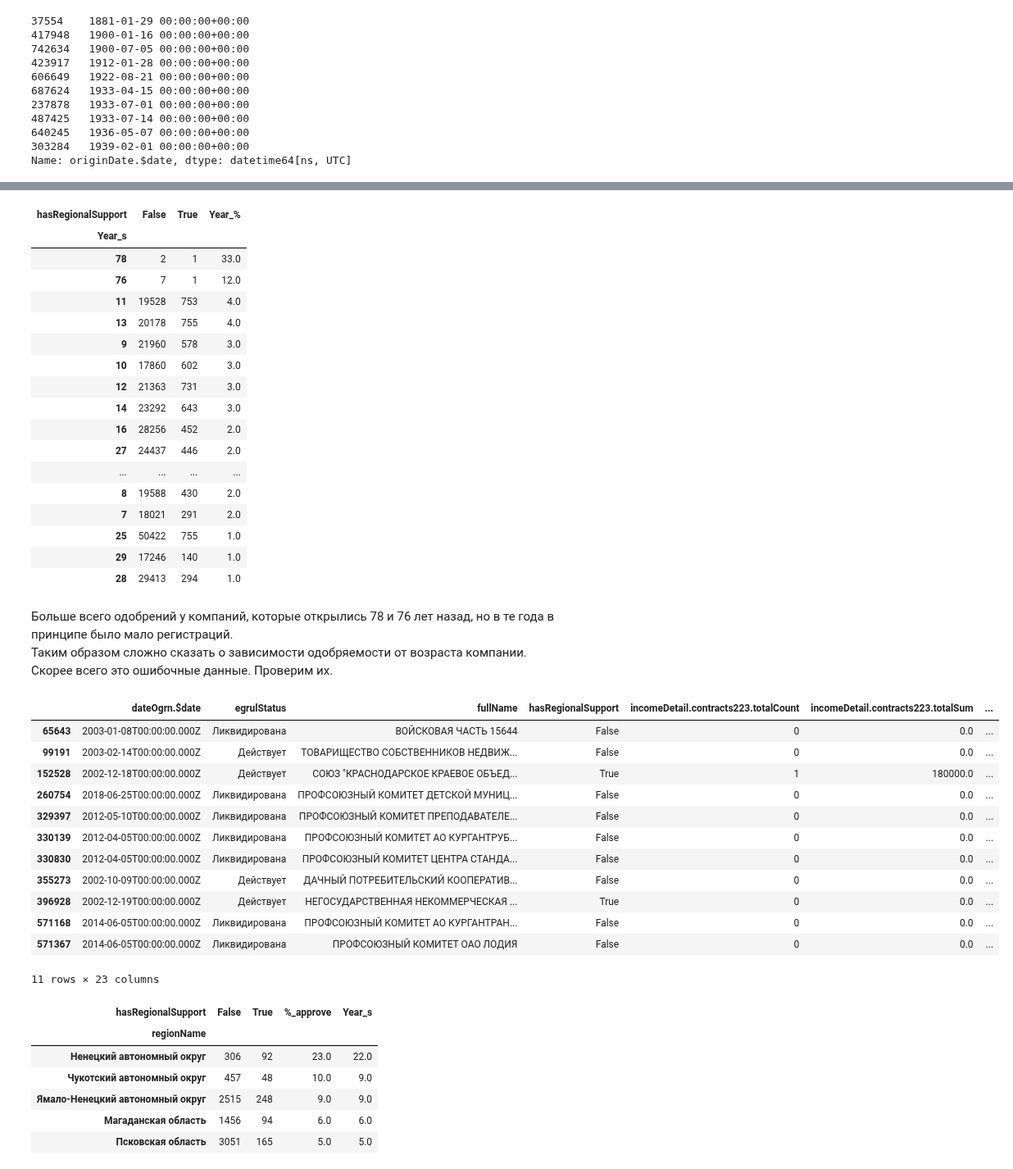
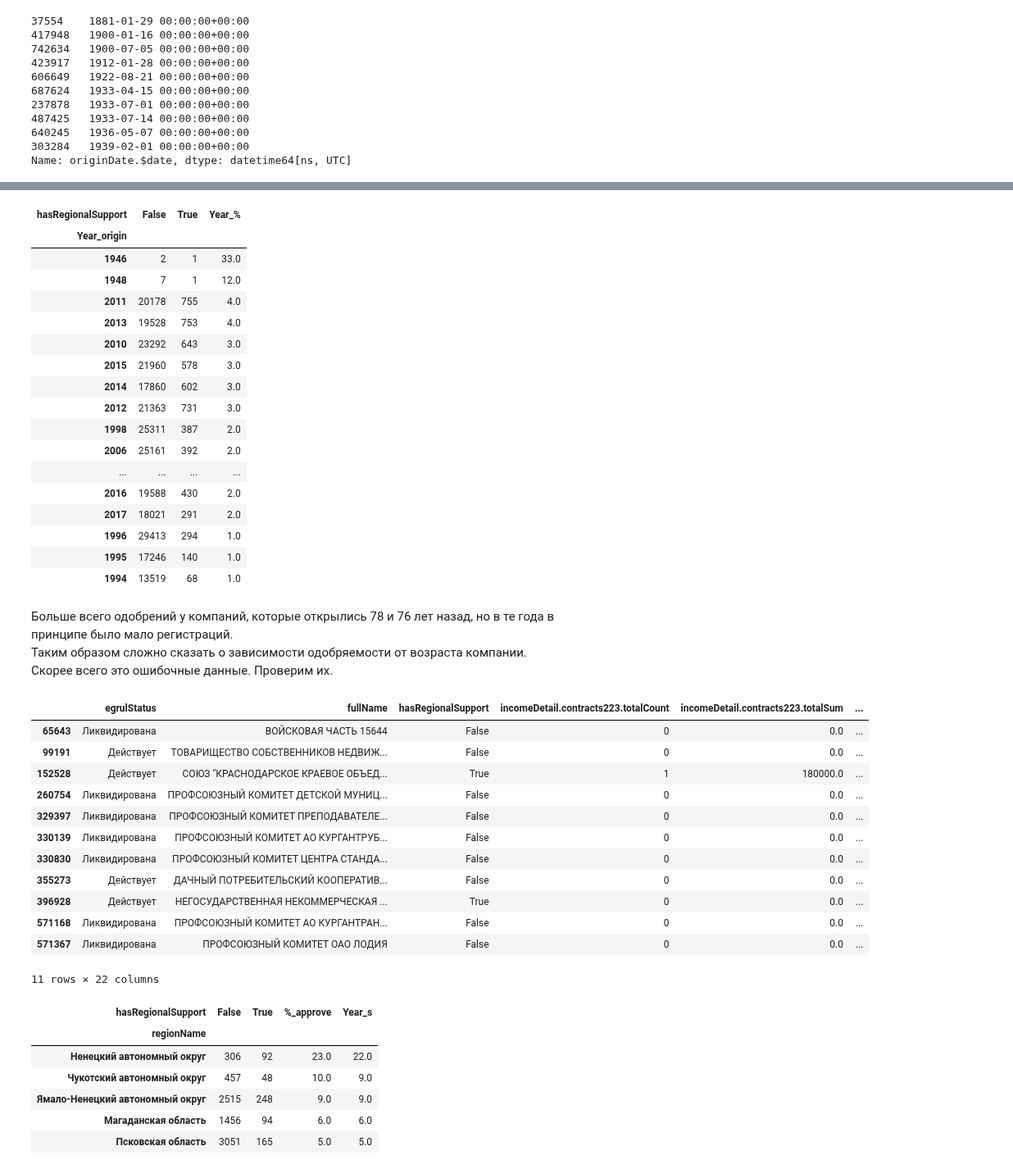
Before and after one commit to PlatArs/GOV_project, a Jupyter notebook: Project.ipynb, the cells around one changed output, grey strips where cells are left out. Shown at 82% size. Drawn from its saved outputs; the diff is of its cells as text; code cells hidden in the pictures.

```diff
--- a/Project.ipynb
+++ b/Project.ipynb
@@ -315,6 +284,8 @@ df_clean_nan['Month_origin'] = df_clean_nan['originDate.$date'].dt.month
 df_clean_nan['dateOgrn.$date'] = pd.to_datetime(df_clean_nan['dateOgrn.$date'])
 df_clean_nan['Year_ogrn'] = df_clean_nan['dateOgrn.$date'].dt.year
 df_clean_nan['Month_ogrn'] = df_clean_nan['dateOgrn.$date'].dt.month
+# Удаляем дату
+df_clean_nan = df_clean_nan.drop(columns=['dateOgrn.$date'])
 # %%
 
 # Добавим признак Тип субъекта, чтобы проверить влияет ли это на одобряемость.
@@ -366,4 +369,4 @@ region_group.sort_values('%_approve', ascending=False).head(10)
 Больше всего процент одобрений в НАО и ЧАО.
 # %%
 # Название региона можно удалить, так как есть его код
-df_clean_nan = df_clean_nan.drop(columns=['regionName'], inplace=True)
+df_clean_nan = df_clean_nan.drop(columns=['regionName'])
@@ -404,48 +423,50 @@ df_clean_nan[df_clean_nan['originDate.$date'] <= '1940']
 # %%
-time_group = df_clean_nan.pivot_table(index = 'Year_s', columns='hasRegionalSupport', aggfunc='size', fill_value=0)
+time_group = df_clean_nan.pivot_table(index = 'Year_origin', columns='hasRegionalSupport', aggfunc='size', fill_value=0)
 
 time_group['Year_%'] = round((time_group[True] / time_group.sum(axis=1)) * 100)
 time_group.sort_values('Year_%', ascending=False).head(20)
 # %% [output]
 | hasRegionalSupport | False | True | Year_% |
-| Year_s |  |  |  |
-| 78 | 2 | 1 | 33.0 |
-| 76 | 7 | 1 | 12.0 |
-| 11 | 19528 | 753 | 4.0 |
-| 13 | 20178 | 755 | 4.0 |
-| 9 | 21960 | 578 | 3.0 |
-| 10 | 17860 | 602 | 3.0 |
-| 12 | 21363 | 731 | 3.0 |
-| 14 | 23292 | 643 | 3.0 |
-| 16 | 28256 | 452 | 2.0 |
-| 27 | 24437 | 446 | 2.0 |
+| Year_origin |  |  |  |
+| 1946 | 2 | 1 | 33.0 |
+| 1948 | 7 | 1 | 12.0 |
+| 2011 | 20178 | 755 | 4.0 |
+| 2013 | 19528 | 753 | 4.0 |
+| 2010 | 23292 | 643 | 3.0 |
+| 2015 | 21960 | 578 | 3.0 |
+| 2014 | 17860 | 602 | 3.0 |
+| 2012 | 21363 | 731 | 3.0 |
+| 1998 | 25311 | 387 | 2.0 |
+| 2006 | 25161 | 392 | 2.0 |
 | ... | ... | ... | ... |
-| 8 | 19588 | 430 | 2.0 |
-| 7 | 18021 | 291 | 2.0 |
-| 25 | 50422 | 755 | 1.0 |
-| 29 | 17246 | 140 | 1.0 |
-| 28 | 29413 | 294 | 1.0 |
+| 2016 | 19588 | 430 | 2.0 |
+| 2017 | 18021 | 291 | 2.0 |
+| 1996 | 29413 | 294 | 1.0 |
+| 1995 | 17246 | 140 | 1.0 |
+| 1994 | 13519 | 68 | 1.0 |
 # %% [markdown]
 Больше всего одобрений у компаний, которые открылись 78 и 76 лет назад, но в те года в принципе было мало регистраций.
 Таким образом сложно сказать о зависимости одобряемости от возраста компании.
 Скорее всего это ошибочные данные. Проверим их.
 # %%
-df_clean_nan[(df_clean_nan['Year_s'] == 78) | (df_clean_nan['Year_s'] == 76)]
+# Удаляем дату
+df_clean_nan = df_clean_nan.drop(columns=['originDate.$date'])
+df_clean_nan[(df_clean_nan['Year_origin'] == 1946) | (df_clean_nan['Year_origin'] == 1948)]
 # Данные вполне обычные. Не будем их исключать.
 # %% [output]
-|  | dateOgrn.$date | egrulStatus | fullName | hasRegionalSupport | incomeDetail.contracts223.totalCount | incomeDetail.contracts223.totalSum | ... |
-| 65643 | 2003-01-08T00:00:00.000Z | Ликвидирована | ВОЙСКОВАЯ ЧАСТЬ 15644 | False | 0 | 0.0 | ... |
-| 99191 | 2003-02-14T00:00:00.000Z | Действует | ТОВАРИЩЕСТВО СОБСТВЕННИКОВ НЕДВИЖ... | False | 0 | 0.0 | ... |
-| 152528 | 2002-12-18T00:00:00.000Z | Действует | СОЮЗ "КРАСНОДАРСКОЕ КРАЕВОЕ ОБЪЕД... | True | 1 | 180000.0 | ... |
-| 260754 | 2018-06-25T00:00:00.000Z | Ликвидирована | ПРОФСОЮЗНЫЙ КОМИТЕТ ДЕТСКОЙ МУНИЦ... | False | 0 | 0.0 | ... |
-| 329397 | 2012-05-10T00:00:00.000Z | Ликвидирована | ПРОФСОЮЗНЫЙ КОМИТЕТ ПРЕПОДАВАТЕЛЕ... | False | 0 | 0.0 | ... |
-| 330139 | 2012-04-05T00:00:00.000Z | Ликвидирована | ПРОФСОЮЗНЫЙ КОМИТЕТ АО КУРГАНТРУБ... | False | 0 | 0.0 | ... |
-| 330830 | 2012-04-05T00:00:00.000Z | Ликвидирована | ПРОФСОЮЗНЫЙ КОМИТЕТ ЦЕНТРА СТАНДА... | False | 0 | 0.0 | ... |
-| 355273 | 2002-10-09T00:00:00.000Z | Действует | ДАЧНЫЙ ПОТРЕБИТЕЛЬСКИЙ КООПЕРАТИВ... | False | 0 | 0.0 | ... |
-| 396928 | 2002-12-19T00:00:00.000Z | Действует | НЕГОСУДАРСТВЕННАЯ НЕКОММЕРЧЕСКАЯ ... | True | 0 | 0.0 | ... |
-| 571168 | 2014-06-05T00:00:00.000Z | Ликвидирована | ПРОФСОЮЗНЫЙ КОМИТЕТ АО КУРГАНТРАН... | False | 0 | 0.0 | ... |
-| 571367 | 2014-06-05T00:00:00.000Z | Ликвидирована | ПРОФСОЮЗНЫЙ КОМИТЕТ ОАО ЛОДИЯ | False | 0 | 0.0 | ... |
+|  | egrulStatus | fullName | hasRegionalSupport | incomeDetail.contracts223.totalCount | incomeDetail.contracts223.totalSum | ... |
+| 65643 | Ликвидирована | ВОЙСКОВАЯ ЧАСТЬ 15644 | False | 0 | 0.0 | ... |
+| 99191 | Действует | ТОВАРИЩЕСТВО СОБСТВЕННИКОВ НЕДВИЖ... | False | 0 | 0.0 | ... |
+| 152528 | Действует | СОЮЗ "КРАСНОДАРСКОЕ КРАЕВОЕ ОБЪЕД... | True | 1 | 180000.0 | ... |
+| 260754 | Ликвидирована | ПРОФСОЮЗНЫЙ КОМИТЕТ ДЕТСКОЙ МУНИЦ... | False | 0 | 0.0 | ... |
+| 329397 | Ликвидирована | ПРОФСОЮЗНЫЙ КОМИТЕТ ПРЕПОДАВАТЕЛЕ... | False | 0 | 0.0 | ... |
+| 330139 | Ликвидирована | ПРОФСОЮЗНЫЙ КОМИТЕТ АО КУРГАНТРУБ... | False | 0 | 0.0 | ... |
+| 330830 | Ликвидирована | ПРОФСОЮЗНЫЙ КОМИТЕТ ЦЕНТРА СТАНДА... | False | 0 | 0.0 | ... |
+| 355273 | Действует | ДАЧНЫЙ ПОТРЕБИТЕЛЬСКИЙ КООПЕРАТИВ... | False | 0 | 0.0 | ... |
+| 396928 | Действует | НЕГОСУДАРСТВЕННАЯ НЕКОММЕРЧЕСКАЯ ... | True | 0 | 0.0 | ... |
+| 571168 | Ликвидирована | ПРОФСОЮЗНЫЙ КОМИТЕТ АО КУРГАНТРАН... | False | 0 | 0.0 | ... |
+| 571367 | Ликвидирована | ПРОФСОЮЗНЫЙ КОМИТЕТ ОАО ЛОДИЯ | False | 0 | 0.0 | ... |
-11 rows × 23 columns
+11 rows × 22 columns
 # %%
 region_group['Year_s'] = round((region_group[True] / region_group.sum(axis=1)) * 100)
 region_group.sort_values('%_approve', ascending=False).head(10)
```
Also changed, not shown: parts of 15 cells of this notebook.
